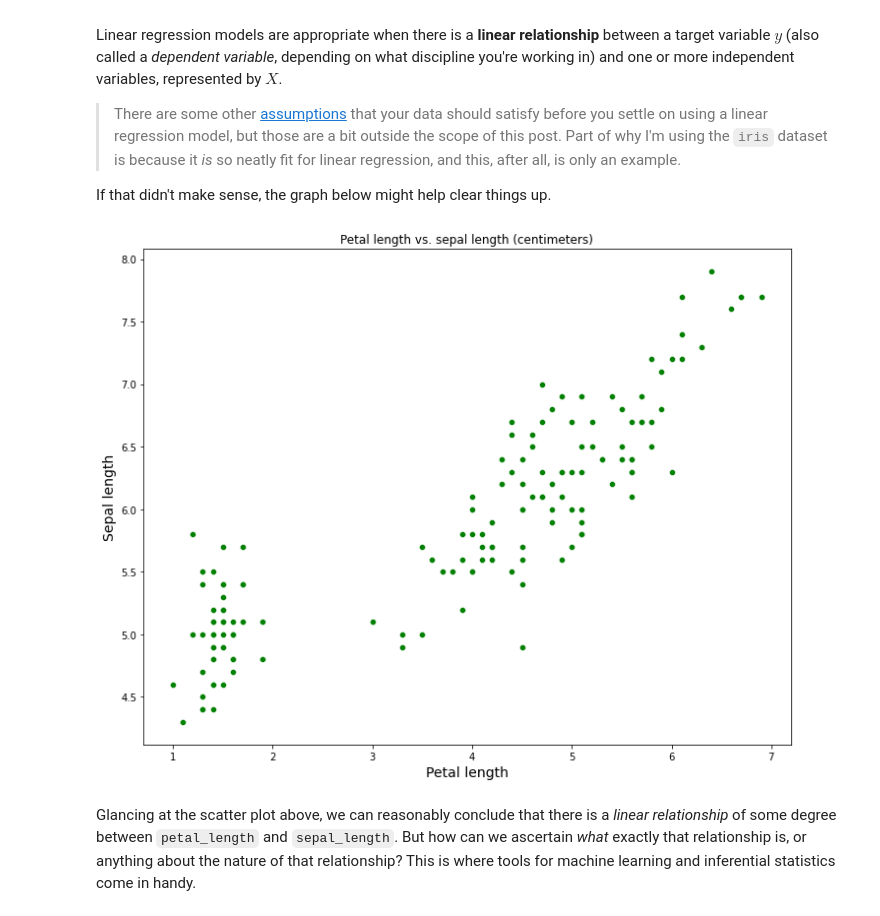
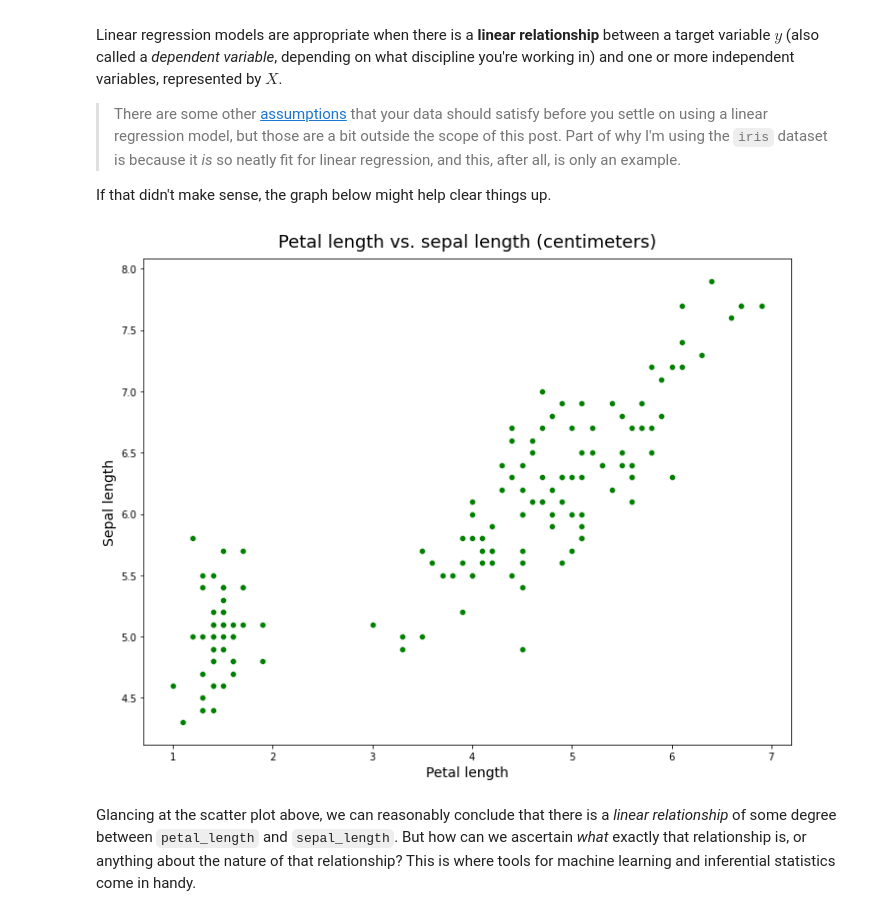
Before and after one commit to toastdeini/blog_post_ph3, a Jupyter notebook: Regression_for_Amateurs.ipynb, the cells around one changed output. Saved outputs shown, nothing was run; the diff lists cells and outputs as text; code cells hidden in the pictures.

Commit message:
Adding images and notebook updates

```diff
--- a/Regression_for_Amateurs.ipynb
+++ b/Regression_for_Amateurs.ipynb
@@ -116,24 +131,29 @@ If that didn't make sense, the graph below might help clear things up.
 # %%
 # Instantiate ax object, set figure size and title
 fig, ax = plt.subplots(figsize=(10, 8))
-ax.set_title('Petal length vs. sepal length (centimeters)')
+ax.set_title('Petal length vs. sepal length (centimeters)',
+             fontdict = {'fontsize': 18},
+             pad = 12)
 
 # Plot petal_length vs. sepal_length
 sns.scatterplot(x = df.petal_length,
                 y = df.sepal_length,
                 color = 'g')
 
 ax.set_xlabel('Petal length',
               fontdict = {'fontsize': 14},
               labelpad = 4)
 ax.set_ylabel('Sepal length',
               fontdict = {'fontsize': 14},
               labelpad = 4)
 
 # Formatting for clarity and readability
 plt.tight_layout()
+
+# fig.savefig(fname = 'images/iris_scatter.jpg',
+#             dpi = 400)
 # %% [output]
-[figure, old version]
+[figure, new version]
 # %% [markdown]
 Glancing at the scatter plot above, we can reasonably conclude that there is a *linear relationship* of some degree between `petal_length` and `sepal_length`. But how can we ascertain *what* exactly that relationship is, or anything about the nature of that relationship? This is where tools for machine learning and inferential statistics come in handy.
 # %% [markdown]
```
Also changed, not shown: parts of 3 cells of this notebook, 2 other files.
